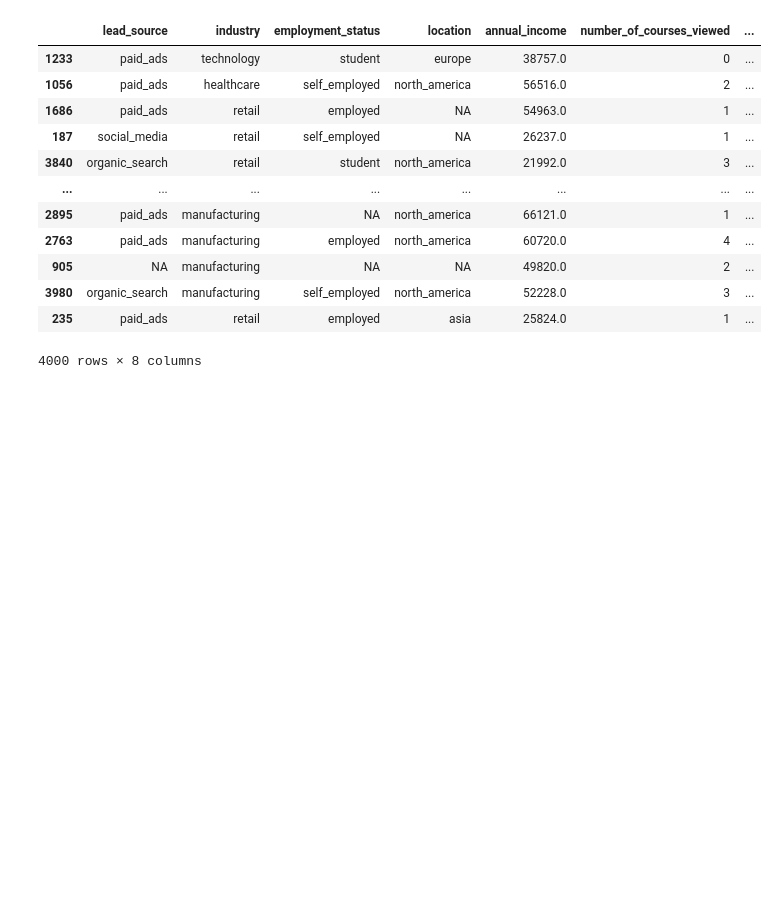
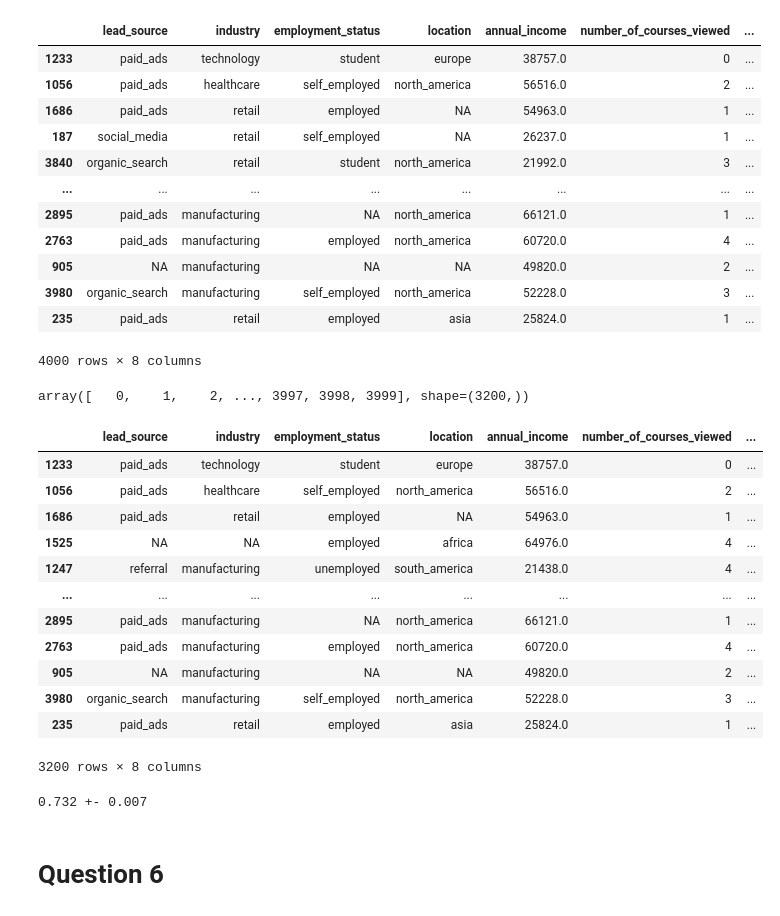
Before and after one commit to nachiketnasa/machine-learning-zoomcamp, a Jupyter notebook: homework_4.ipynb, the cells around one changed output. Drawn from its saved outputs; the diff is of its cells as text; code cells hidden in the pictures; blank space fills up the shorter version.

```diff
--- a/homework_4.ipynb
+++ b/homework_4.ipynb
@@ -296,27 +296,23 @@ df_full_train
 from sklearn.model_selection import KFold
 
 kfold = KFold(n_splits=5, shuffle=True, random_state=1)
-# %%
-from tqdm.auto import tqdm
-
-n_splits = 5
-
-for C in tqdm([0.001, 0.01, 0.1, 0.5, 1, 5, 10]):
-    kfold = KFold(n_splits=n_splits, shuffle=True, random_state=1)
-
-    scores = []
-
-    for train_idx, val_idx in kfold.split(df_full_train):
-        df_train = df_full_train.iloc[train_idx]
-        df_val = df_full_train.iloc[val_idx]
-
-        y_train = df_train.churn.values
-        y_val = df_val.churn.values
-
-        dv, model = train(df_train, y_train, C=C)
-        y_pred = predict(df_val, dv, model)
-
-        auc = roc_auc_score(y_val, y_pred)
-        scores.append(auc)
-
-    print('C=%s %.3f +- %.3f' % (C, np.mean(scores), np.std(scores)))
+# %%
+train_idx
+# %% [output]
+array([   0,    1,    2, ..., 3997, 3998, 3999], shape=(3200,))
+# %%
+df_train
+# %% [output]
+|  | lead_source | industry | employment_status | location | annual_income | number_of_courses_viewed | ... |
+| 1233 | paid_ads | technology | student | europe | 38757.0 | 0 | ... |
+| 1056 | paid_ads | healthcare | self_employed | north_america | 56516.0 | 2 | ... |
+| 1686 | paid_ads | retail | employed | NA | 54963.0 | 1 | ... |
+| 1525 | NA | NA | employed | africa | 64976.0 | 4 | ... |
+| 1247 | referral | manufacturing | unemployed | south_america | 21438.0 | 4 | ... |
+| ... | ... | ... | ... | ... | ... | ... | ... |
+| 2895 | paid_ads | manufacturing | NA | north_america | 66121.0 | 1 | ... |
+| 2763 | paid_ads | manufacturing | employed | north_america | 60720.0 | 4 | ... |
+| 905 | NA | manufacturing | NA | NA | 49820.0 | 2 | ... |
+| 3980 | organic_search | manufacturing | self_employed | north_america | 52228.0 | 3 | ... |
+| 235 | paid_ads | retail | employed | asia | 25824.0 | 1 | ... |
+3200 rows × 8 columns
@@ -322,0 +335,20 @@ for C in tqdm([0.001, 0.01, 0.1, 0.5, 1, 5, 10]):
+# %%
+kfold = KFold(n_splits=5, shuffle=True, random_state=1)
+scores = []
+
+for train_idx, val_idx in kfold.split(df_full_train):
+    df_train = df_full_train.iloc[train_idx]
+    df_val = df_full_train.iloc[val_idx]
+
+    y_train = y_full_train.iloc[train_idx].values
+    y_val = y_full_train.iloc[val_idx].values
+
+    dv, model = train(df_train, y_train, C=1.0)
+    y_pred = predict(df_val, dv, model)
+    scores.append(roc_auc_score(y_val, y_pred))
+
+print('%.3f +- %.3f' % (np.mean(scores), np.std(scores)))
+# %% [output]
+0.732 +- 0.007
+# %% [markdown]
+# Question 6
```
Also changed, not shown: parts of 3 cells of this notebook.
